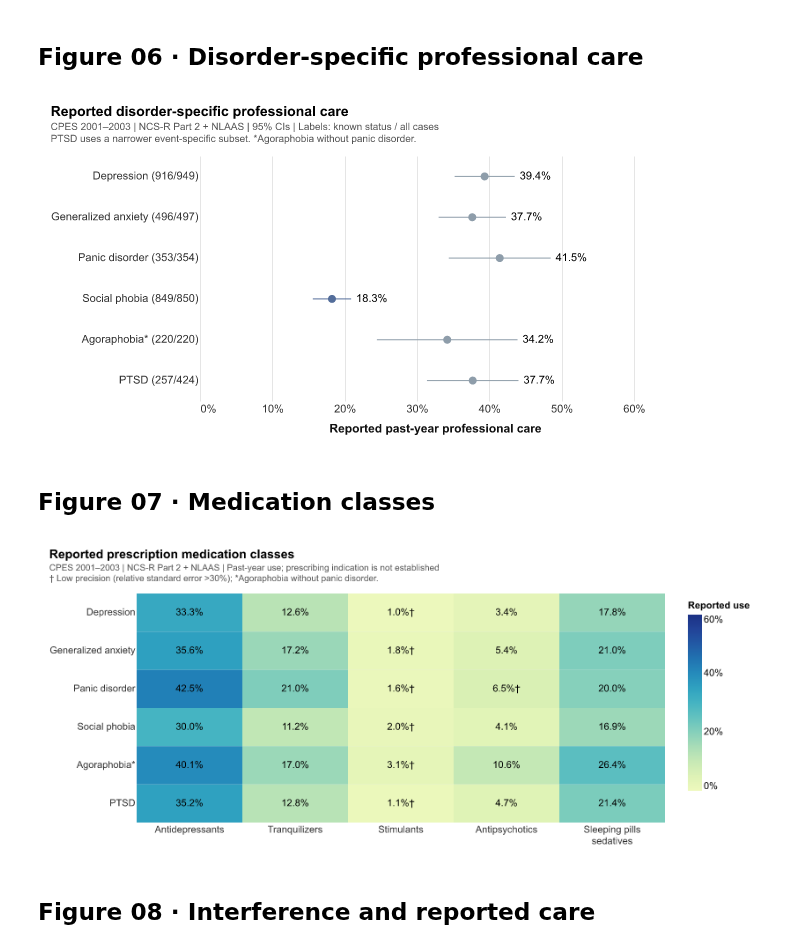
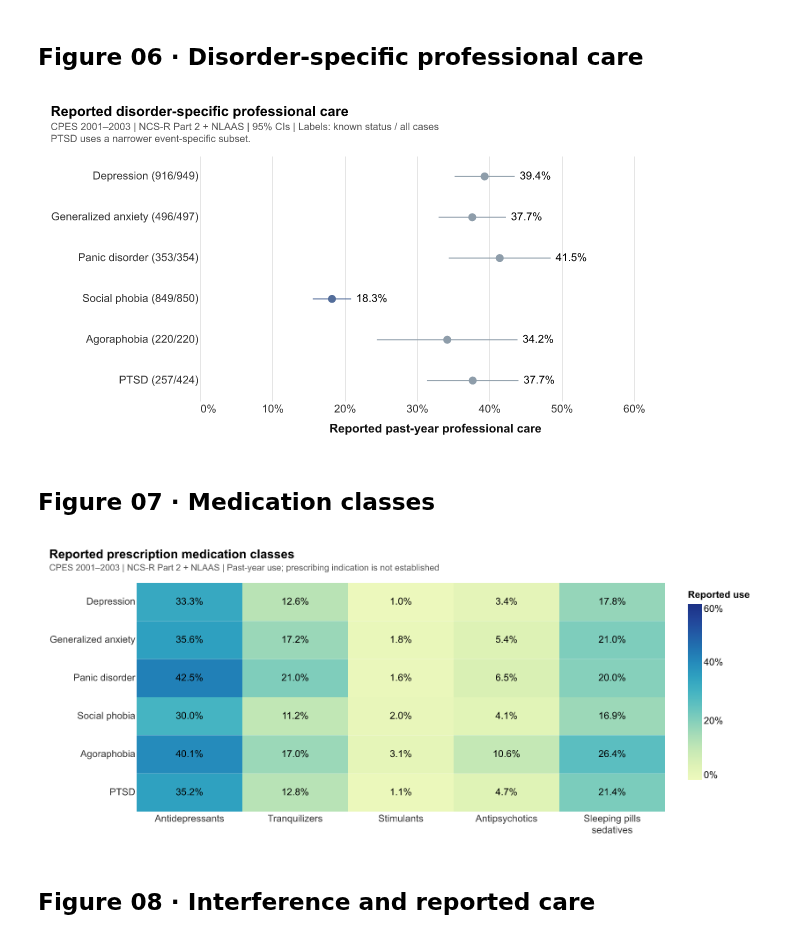
Before and after one commit to judycchen/capp30239-data-visualization_judy-chen, a Jupyter notebook: static-viz-project/milestone2_draft/static-draft.ipynb, the cells around one changed output. Cells and saved outputs as stored; diff of their text form; code cells hidden in the pictures.

```diff
--- a/static-viz-project/milestone2_draft/static-draft.ipynb
+++ b/static-viz-project/milestone2_draft/static-draft.ipynb
@@ -25,7 +25,7 @@ alt.renderers.enable("png")
 
 BLUE, ORANGE = "#536D9A", "#B67439"
 DISORDER_LABELS = ["Depression", "Generalized anxiety", "Panic disorder", "Social phobia",
-                   "Agoraphobia*", "PTSD"]
+                   "Agoraphobia", "PTSD"]
 CARE_COLORS = {"Both": BLUE, "Professional contact only": "#A1B7CF",
                "Medication only": "#9673A6", "Neither reported": ORANGE}
 CPES_SOURCE = "CPES 2001–2003 | NCS-R Part 2 + NLAAS"
@@ -440,10 +439,10 @@ def professional_care_chart(df):
 save_chart(
     professional_care_chart(care_plot), "06_professional_care.png", "Reported disorder-specific professional care",
     [CPES_SOURCE + " | 95% CIs | Labels: known status / all cases",
-     "PTSD uses a narrower event-specific subset. *Agoraphobia without panic disorder."],
+     "PTSD uses a narrower event-specific subset."],
 )
 # %% [output]
-[figure, old version]
+[figure, new version]
 # %% [markdown]
 ## Figure 07 · Medication classes
 # %%
@@ -453,49 +452,38 @@ for disorder_label, (name, spec) in zip(DISORDER_LABELS, DISORDERS.items()):
     for medication, variable in MEDICATIONS.items():
         values = cpes[variable].map({1: 1., 5: 0.})
         result = survey_mean(cpes, values, cases, **CPES_DESIGN)
-        users = int((cases & values.eq(1)).sum())
-        nonusers = int((cases & values.eq(0)).sum())
-        enough_responses = result["n"] >= 50 and min(users, nonusers) >= 5
-        rse = result["se"] / result["estimate"] if result["estimate"] > 0 else np.nan
-        low_precision = rse > .30
-        share = result["estimate"] if enough_responses else np.nan
-        # High relative uncertainty gets a dagger instead of hiding the estimate.
-        label = f"{share:.1%}" + ("†" if low_precision else "") if enough_responses else "—"
         medication_rows.append({
             "disorder": disorder_label, "medication": medication.replace("/", " / "),
-            "share": share, "label": label, "users": users, "nonusers": nonusers,
-            "rse": rse, "low_precision": low_precision, "displayed": enough_responses,
+            "share": result["estimate"], "label": f"{result['estimate']:.1%}",
             **result,
         })
 medication_df = pd.DataFrame(medication_rows)
 medication_labels = [name.replace("/", " / ") for name in MEDICATIONS]
 
 
 def medication_chart(df):
     base = alt.Chart(df).encode(
         x=alt.X("medication:N", sort=medication_labels, title=None,
                 axis=alt.Axis(labelAngle=0, labelExpr="split(datum.label, ' / ')", labelLineHeight=13)),
         y=alt.Y("disorder:N", sort=DISORDER_LABELS, title=None),
     )
-    background = base.mark_rect(color="#EEEEEE")
-    cells = base.transform_filter("isValid(datum.share)").mark_rect().encode(
+    cells = base.mark_rect().encode(
         color=alt.Color("share:Q", title="Reported use", scale=alt.Scale(scheme="yellowgreenblue", domain=[0, .6]),
                         legend=alt.Legend(format="%")),
     )
     labels = base.mark_text().encode(
         text="label:N",
         color=alt.condition("datum.share > .432", alt.value("white"), alt.value("black")),
     )
-    return (background + cells + labels).properties(width=600, height=260)
+    return (cells + labels).properties(width=600, height=260)
 
 
 save_chart(
     medication_chart(medication_df), "07_medication_classes.png", "Reported prescription medication classes",
-    [CPES_SOURCE + " | Past-year use; prescribing indication is not established",
-     "† Low precision (relative standard error >30%); *Agoraphobia without panic disorder."],
+    [CPES_SOURCE + " | Past-year use; prescribing indication is not established"],
 )
 # %% [output]
-[figure, old version]
+[figure, new version]
 # %% [markdown]
 ## Figure 08 · Interference and reported care
 # %%
```
Also changed, not shown: parts of 6 cells of this notebook, 10 other files.
